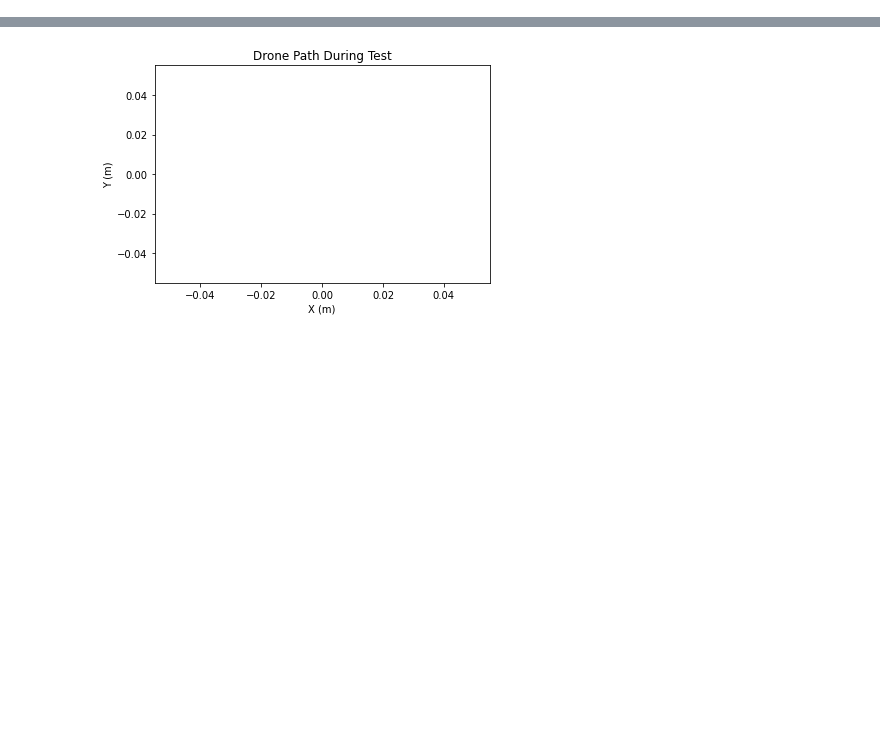
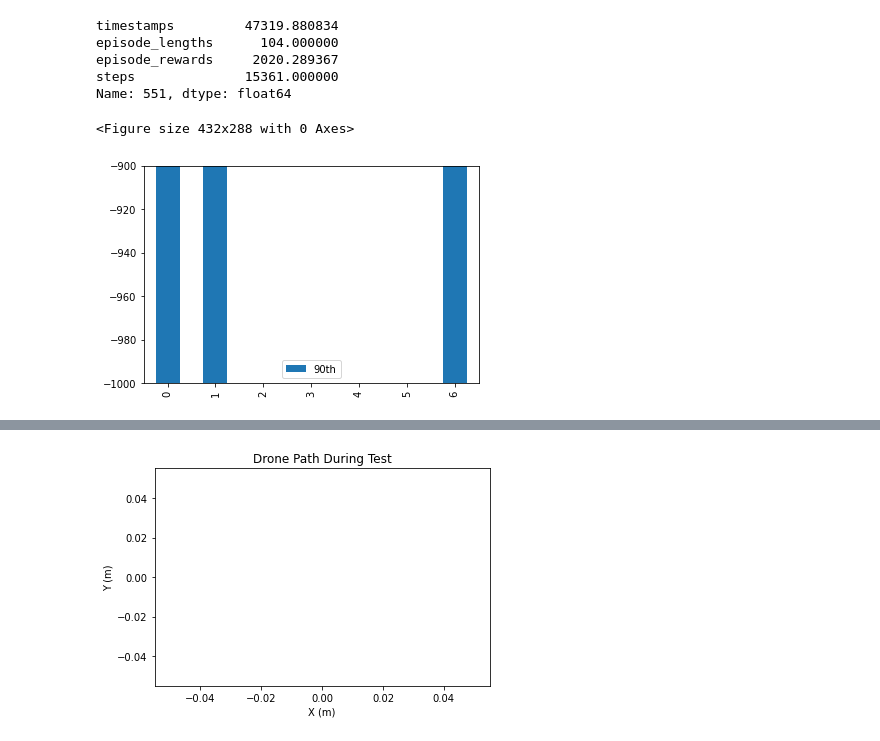
Before and after one commit to blakermchale/deep_flight, a Jupyter notebook: plot.ipynb, the cells around one changed output, grey strips where cells are left out. Saved outputs shown, nothing was run; the diff lists cells and outputs as text; code cells hidden in the pictures; blank space fills up the shorter version.

```diff
--- a/plot.ipynb
+++ b/plot.ipynb
@@ -27,3 +27,34 @@ df.describe()
+# %%
+df.iloc[df["episode_rewards"].idxmax(), :]
+# %% [output]
+timestamps         47319.880834
+episode_lengths      104.000000
+episode_rewards     2020.289367
+steps              15361.000000
+Name: 551, dtype: float64
+# %%
+def process_stats(df):
+    sep = 100
+    splits = (len(df) // sep) + 1
+    df_stat = pd.DataFrame(columns=['90th'])
+    for i in range(splits):
+        if i == 0:
+            df_stat = df_stat.append({'90th' : df["episode_rewards"][:sep].quantile(0.9)}, ignore_index=True)
+        elif i == splits - 1:
+            df_stat = df_stat.append({'90th' : df["episode_rewards"][sep*(i-1):].quantile(0.9)}, ignore_index=True)
+        else:
+            df_stat = df_stat.append({'90th' : df["episode_rewards"][sep*(i-1):sep*i].quantile(0.9)}, ignore_index=True)
+    return df_stat
+
+df_stat = process_stats(df)
+
+plt.figure()
+df_stat.plot.bar()
+plt.ylim(-1000, -900)
+plt.show()
+# %% [output]
+<Figure size 432x288 with 0 Axes>
+[figure, added]
 # %%
 plt.figure()
 plt.plot(df["timestamps"], df["episode_rewards"])
```
Also changed, not shown: parts of 4 cells of this notebook, 5 other files.
